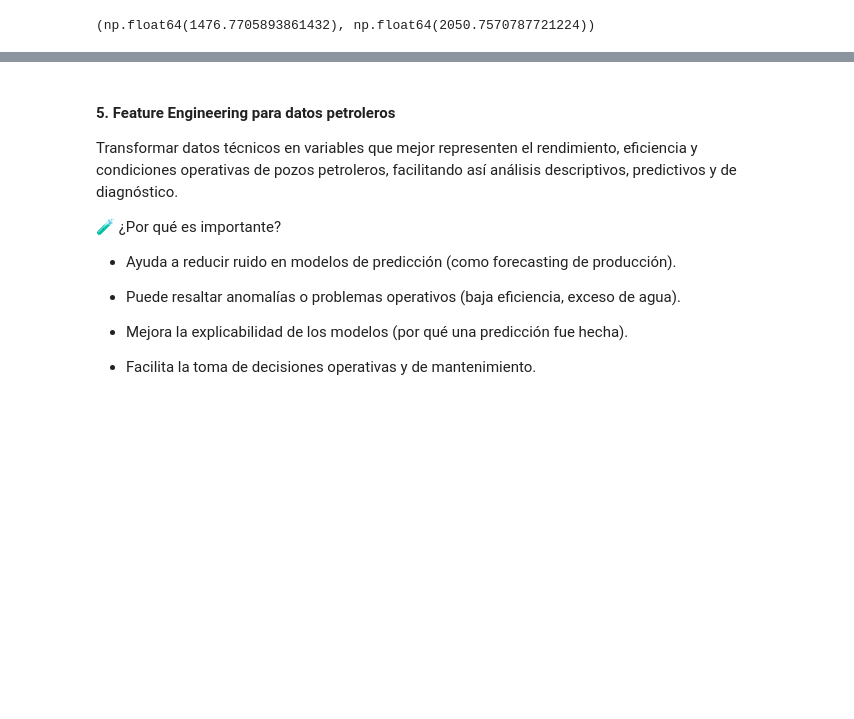
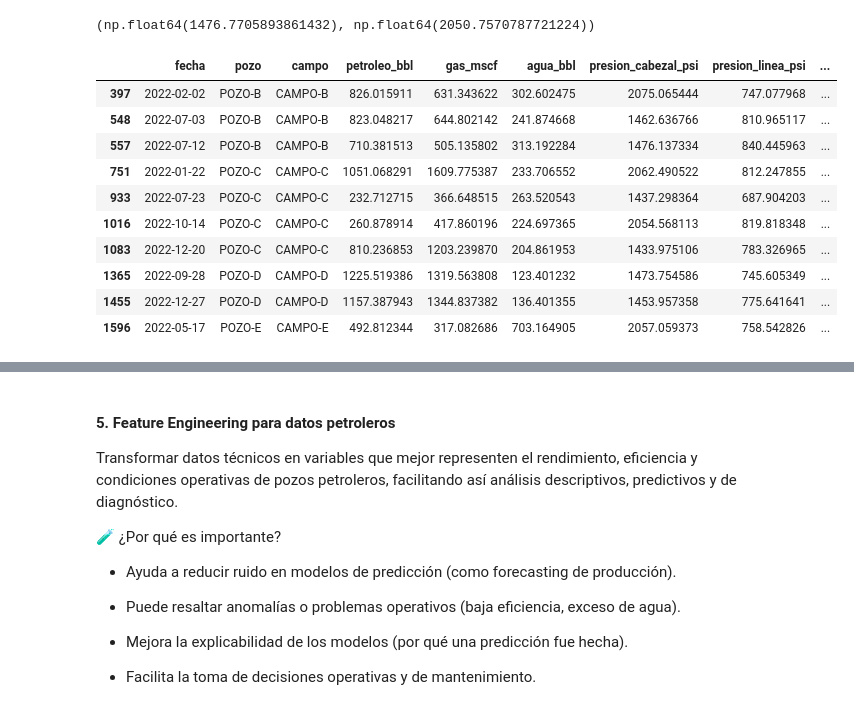
Before and after one commit to xaramillo/codespaces-jupyter, a Jupyter notebook: notebooks/laboratorio-s04-01.ipynb, the cells around one changed output, grey strips where cells are left out. Saved outputs shown, nothing was run; the diff lists cells and outputs as text; code cells hidden in the pictures; blank space fills up the shorter version.

```diff
--- a/notebooks/laboratorio-s04-01.ipynb
+++ b/notebooks/laboratorio-s04-01.ipynb
@@ -245 +245,15 @@ df_presion_limpio = df[ ~(df['presion_cabezal_psi'] < limite_inferior) | (df['pr
+# %%
+df_presion_limpio
+# %% [output]
+|  | fecha | pozo | campo | petroleo_bbl | gas_mscf | agua_bbl | presion_cabezal_psi | presion_linea_psi | ... |
+| 397 | 2022-02-02 | POZO-B | CAMPO-B | 826.015911 | 631.343622 | 302.602475 | 2075.065444 | 747.077968 | ... |
+| 548 | 2022-07-03 | POZO-B | CAMPO-B | 823.048217 | 644.802142 | 241.874668 | 1462.636766 | 810.965117 | ... |
+| 557 | 2022-07-12 | POZO-B | CAMPO-B | 710.381513 | 505.135802 | 313.192284 | 1476.137334 | 840.445963 | ... |
+| 751 | 2022-01-22 | POZO-C | CAMPO-C | 1051.068291 | 1609.775387 | 233.706552 | 2062.490522 | 812.247855 | ... |
+| 933 | 2022-07-23 | POZO-C | CAMPO-C | 232.712715 | 366.648515 | 263.520543 | 1437.298364 | 687.904203 | ... |
+| 1016 | 2022-10-14 | POZO-C | CAMPO-C | 260.878914 | 417.860196 | 224.697365 | 2054.568113 | 819.818348 | ... |
+| 1083 | 2022-12-20 | POZO-C | CAMPO-C | 810.236853 | 1203.239870 | 204.861953 | 1433.975106 | 783.326965 | ... |
+| 1365 | 2022-09-28 | POZO-D | CAMPO-D | 1225.519386 | 1319.563808 | 123.401232 | 1473.754586 | 745.605349 | ... |
+| 1455 | 2022-12-27 | POZO-D | CAMPO-D | 1157.387943 | 1344.837382 | 136.401355 | 1453.957358 | 775.641641 | ... |
+| 1596 | 2022-05-17 | POZO-E | CAMPO-E | 492.812344 | 317.082686 | 703.164905 | 2057.059373 | 758.542826 | ... |
 # %%
```
Also changed, not shown: parts of 6 cells of this notebook, 2 other files.
